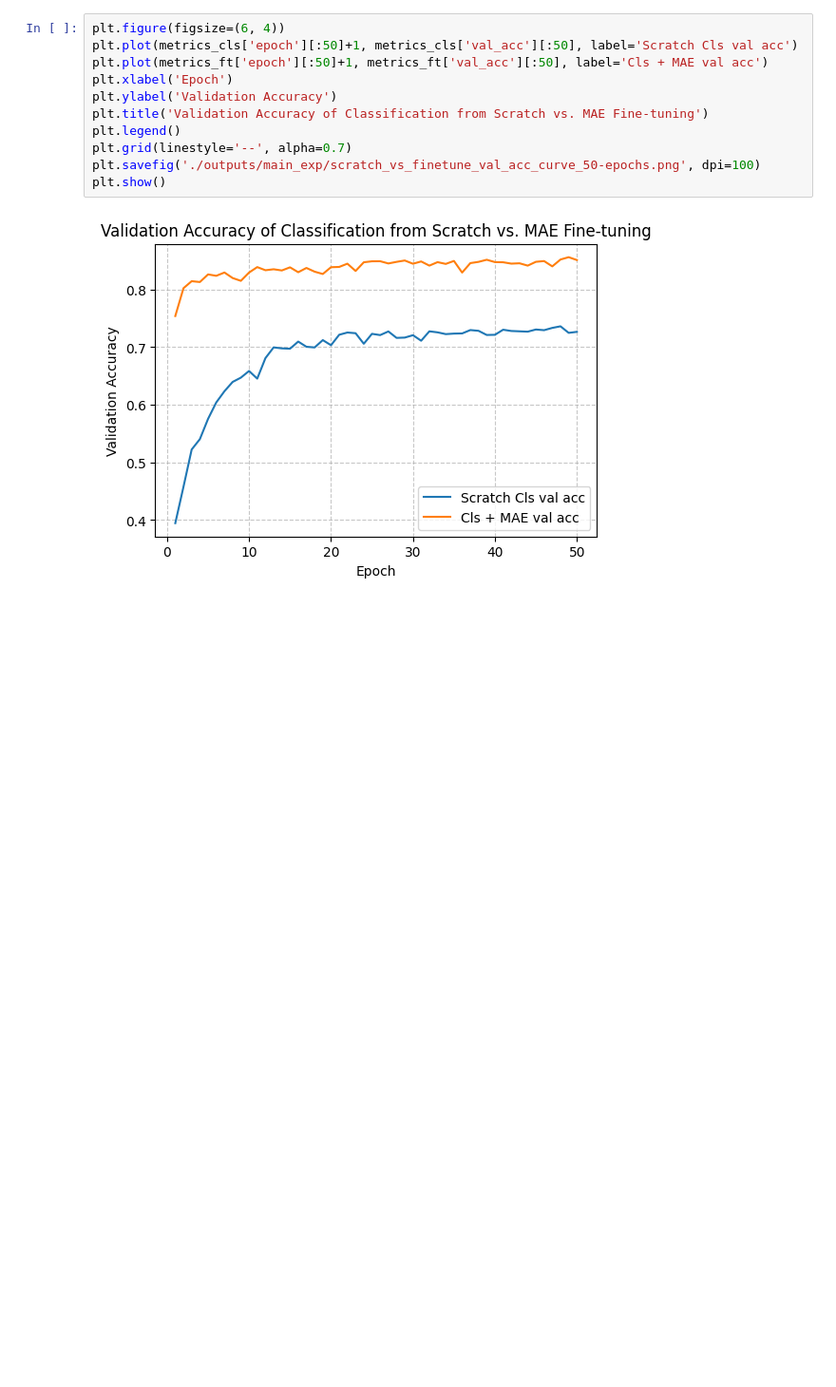
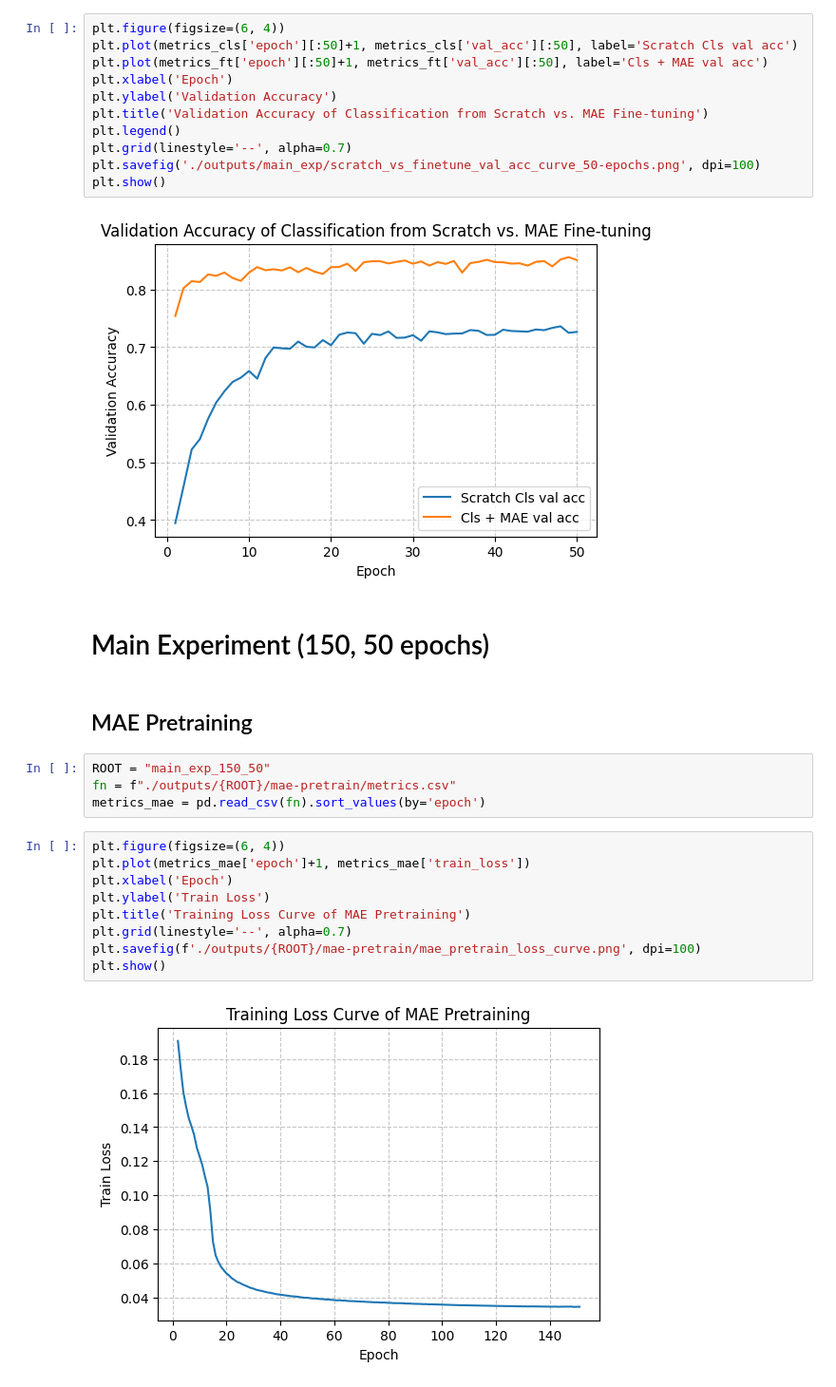
Before and after one commit to jayenliao/MAE, a Jupyter notebook: metrics.ipynb, the cells around one changed output. Shown at 95% size. Cells and saved outputs as stored; diff of their text form; blank space fills up the shorter version.

```diff
--- a/metrics.ipynb
+++ b/metrics.ipynb
@@ -99,3 +107,22 @@ plt.savefig('./outputs/main_exp/scratch_vs_finetune_val_acc_curve_50-epochs.png'
 plt.show()
 # %% [output]
 [figure]
+# %% [markdown]
+# Main Experiment (150, 50 epochs)
+# %% [markdown]
+## MAE Pretraining
+# %%
+ROOT = "main_exp_150_50"
+fn = f"./outputs/{ROOT}/mae-pretrain/metrics.csv"
+metrics_mae = pd.read_csv(fn).sort_values(by='epoch')
+# %%
+plt.figure(figsize=(6, 4))
+plt.plot(metrics_mae['epoch']+1, metrics_mae['train_loss'])
+plt.xlabel('Epoch')
+plt.ylabel('Train Loss')
+plt.title('Training Loss Curve of MAE Pretraining')
+plt.grid(linestyle='--', alpha=0.7)
+plt.savefig(f'./outputs/{ROOT}/mae-pretrain/mae_pretrain_loss_curve.png', dpi=100)
+plt.show()
+# %% [output]
+[figure, added]
```
Also changed, not shown: parts of 32 cells of this notebook.
